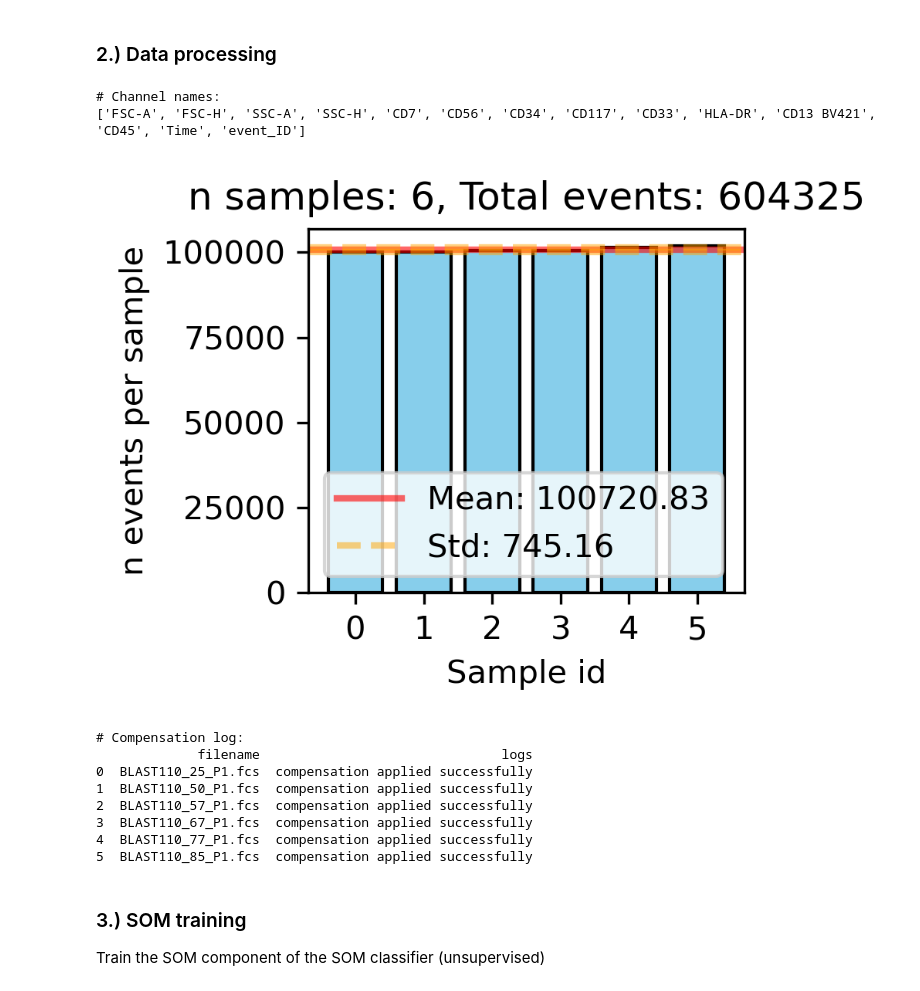
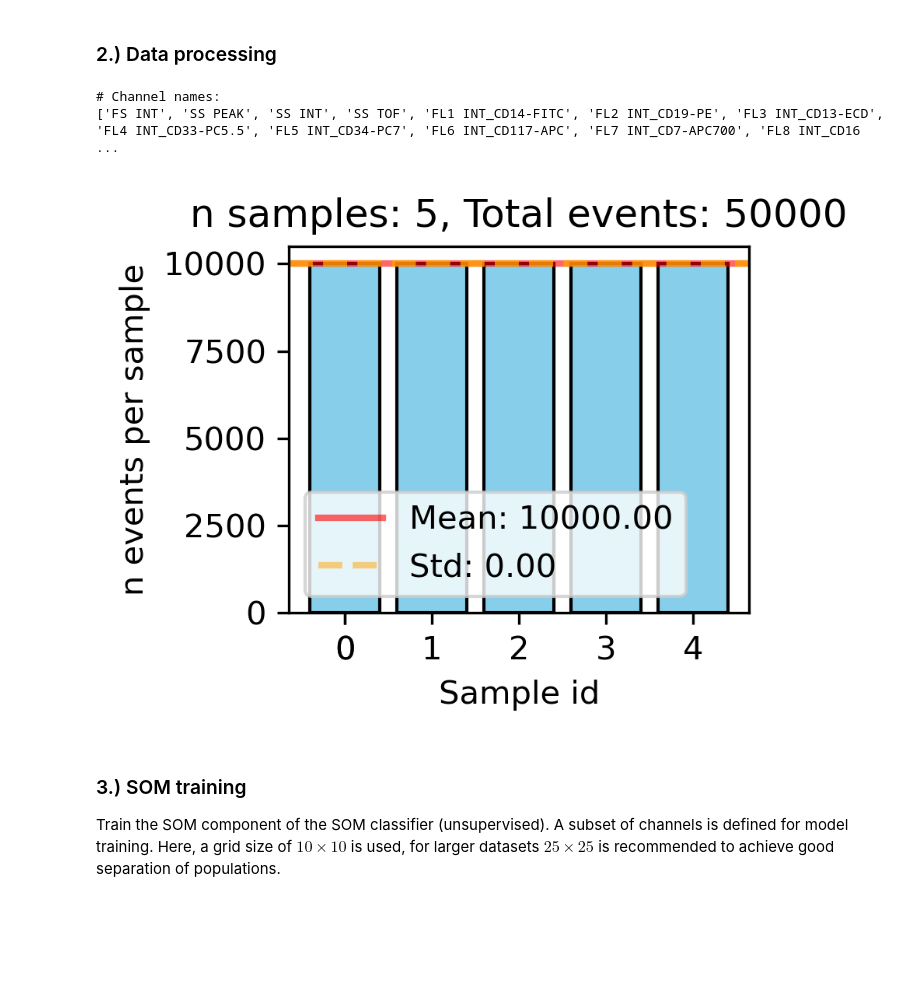
Before and after one commit to bionetslab/FLAG-X, a Jupyter notebook: notebooks/workflow_unsupervised.ipynb, the cells around one changed output. Cells and saved outputs as stored; diff of their text form; code cells hidden in the pictures; blank space fills up the shorter version.

```diff
--- a/notebooks/workflow_unsupervised.ipynb
+++ b/notebooks/workflow_unsupervised.ipynb
@@ -16,11 +17,13 @@ For demonstration purposes, only six samples from the BLAST110 dataset published
 ### Import packages and define paths
 # %%
 import os
+import re
 import numpy as np
 import pandas as pd
 import anndata as ad
 import matplotlib.pyplot as plt
 import matplotlib.transforms as mtransforms
+import seaborn as sns
 
 from flagx.io import FlowDataManager, export_to_fcs
 from flagx.gating import SOMClassifier
@@ -28,9 +31,11 @@ from flagx.dimred import UMAP, TSNE
 
 plt.style.use('default')
 
+np.random.seed(42)
+
 BASE_DIR = os.getcwd()
-DATA_PATH = os.path.join(BASE_DIR, 'data')
-SAVE_PATH = os.path.join(BASE_DIR, 'results')
+DATA_PATH = os.path.join(BASE_DIR, 'data/flowcyt')
+SAVE_PATH = os.path.join(BASE_DIR, 'results/unsupervised/flowcyt')
 os.makedirs(SAVE_PATH, exist_ok=True)
 # %% [markdown]
 ### 1.) Data loading
@@ -47,7 +52,7 @@ Harmonization of channel names and channel ordering is only partially handled by
 For further details please refer to the [docs](https://flag-x.readthedocs.io/en/latest/).
 # %%
 # Instantiate the FlowDataManager
-data_filenames = sorted([fn for fn in os.listdir(DATA_PATH) if fn.endswith('.fcs')])
+data_filenames = [f'Case_{i}.csv' for i in range(1, 6)]
 fdm = FlowDataManager(
     data_file_names=data_filenames,
     data_file_path=DATA_PATH,
@@ -55,17 +60,11 @@ fdm = FlowDataManager(
     verbosity=1
 )
 
-# Load the datafiles into memory; If present, use marker names (PnS) as index.
-fdm.load_data_files_to_anndata(reindex=True)
+# Load the datafiles into memory
+fdm.load_data_files_to_anndata()
 
-# Harmonize channel names and order
-mapping = {'CD34 Cy55': 'CD34', 'CD45 KO': 'CD45'}
+# Check number of channels and order of channels
 for adata in fdm.anndata_list_:
-    adata.var.index = adata.var.index.map(lambda x: mapping.get(x, x))
-    spill = adata.uns['meta']['spill']
-    spill.index = spill.index.to_series().replace(mapping)
-    spill.columns = spill.columns.to_series().replace(mapping)
-    adata.uns['meta']['spill'] = spill
-common_channels = ['FSC-A', 'FSC-H', 'SSC-A', 'SSC-H', 'CD7', 'CD56', 'CD34', 'CD117', 'CD33', 'HLA-DR', 'CD13 BV421', 'CD45', 'Time', 'event_ID']
-for i, adata in enumerate(fdm.anndata_list_):
-    fdm.anndata_list_[i] = adata[:, common_channels].copy()
+    print(f'# --- Filename: {adata.uns["filename"]}')
+    print(f'# num channels: {adata.n_vars}')
+    print(f'# channels names:\n{adata.var_names.tolist()}\n')
@@ -74,49 +91,45 @@ for i, adata in enumerate(fdm.anndata_list_):
 # %%
 
 # Align channel names across samples, use 1st sample as reference
 # Note: Harmonize channel names across samples by using the 1st file as reference for all others. Assume same channel order across samples.
 fdm.align_channel_names(reference_channel_names=0)
 
 # Check whether channel names were consistent across all samples
 fdm.check_og_channel_names_df()
 
 # Print the channel names
 adata = fdm.anndata_list_[0]
 print(f'# Channel names:\n{adata.var.index.tolist()}\n')
 
 # Check the sample sizes
 fdm.check_sample_sizes()
 fig, ax = plt.subplots(figsize=(3, 2.5), dpi=300)
 fdm.plot_sample_size_df(sample_size_df=fdm.sample_sizes_, ax=ax)
 fig.tight_layout()
 plt.show()
 plt.close(fig)
 
 # Apply compensation
-fdm.sample_wise_compensation()
-print(f'# Compensation log:\n{fdm.compensation_log_}')
+# Note: The Flowcyt consists of compensated non-transformed data samples in CSV format.
+# If uncompensated data in FCS or LMD format is loaded set compensate = True.
+compensate = False
+if compensate:
+    fdm.sample_wise_compensation()
+    print(f'# Compensation log:\n{fdm.compensation_log_}')
 
-# Downsample to 1000 events per sample
+# Downsample to 5000 events per sample
 # Note: Aggressive downsampling is done for faster SOM training and faster UMAP and t-SNE computation. In practice more events per sample should be retained.
-downsampling_bools, _ = fdm.sample_wise_downsampling(data_set='all', target_num_events=1000, stratified=False)
+fdm.sample_wise_downsampling(data_set='all', target_num_events=5000, stratified=False)
 
 # Apply preprocessing transformation, choose arcsinh with a cofactor of 150, save non-transformed data to layer 'raw'
 fdm.sample_wise_preprocessing(flavour='arcsinh', save_raw_to_layer='raw', cofactor=150)
 # %% [output]
 # Channel names:
-['FSC-A', 'FSC-H', 'SSC-A', 'SSC-H', 'CD7', 'CD56', 'CD34', 'CD117', 'CD33', 'HLA-DR', 'CD13 BV421', 'CD45', 'Time', 'event_ID']
+['FS INT', 'SS PEAK', 'SS INT', 'SS TOF', 'FL1 INT_CD14-FITC', 'FL2 INT_CD19-PE', 'FL3 INT_CD13-ECD', 'FL4 INT_CD33-PC5.5', 'FL5 INT_CD34-PC7', 'FL6 INT_CD117-APC', 'FL7 INT_CD7-APC700', 'FL8 INT_CD16 ...
-[figure, old version]
+[figure, new version]
-# Compensation log:
-             filename                               logs
-0  BLAST110_25_P1.fcs  compensation applied successfully
-1  BLAST110_50_P1.fcs  compensation applied successfully
-2  BLAST110_57_P1.fcs  compensation applied successfully
-3  BLAST110_67_P1.fcs  compensation applied successfully
-4  BLAST110_77_P1.fcs  compensation applied successfully
-5  BLAST110_85_P1.fcs  compensation applied successfully
 # %% [markdown]
 ### 3.) SOM training
-Train the SOM component of the SOM classifier (unsupervised)
+Train the SOM component of the SOM classifier (unsupervised). A subset of channels is defined for model training. Here, a grid size of $10\times10$ is used, for larger datasets $25\times 25$ is recommended to achieve good separation of populations.
 # %%
 # Extract concatenated and shuffled data matrix for model training
 # Note: Generate a Pytorch DataLoader with batch_size=-1 (meaning all events), and extract the 1st batch.
```
Also changed, not shown: parts of 11 cells of this notebook, 29 other files.
